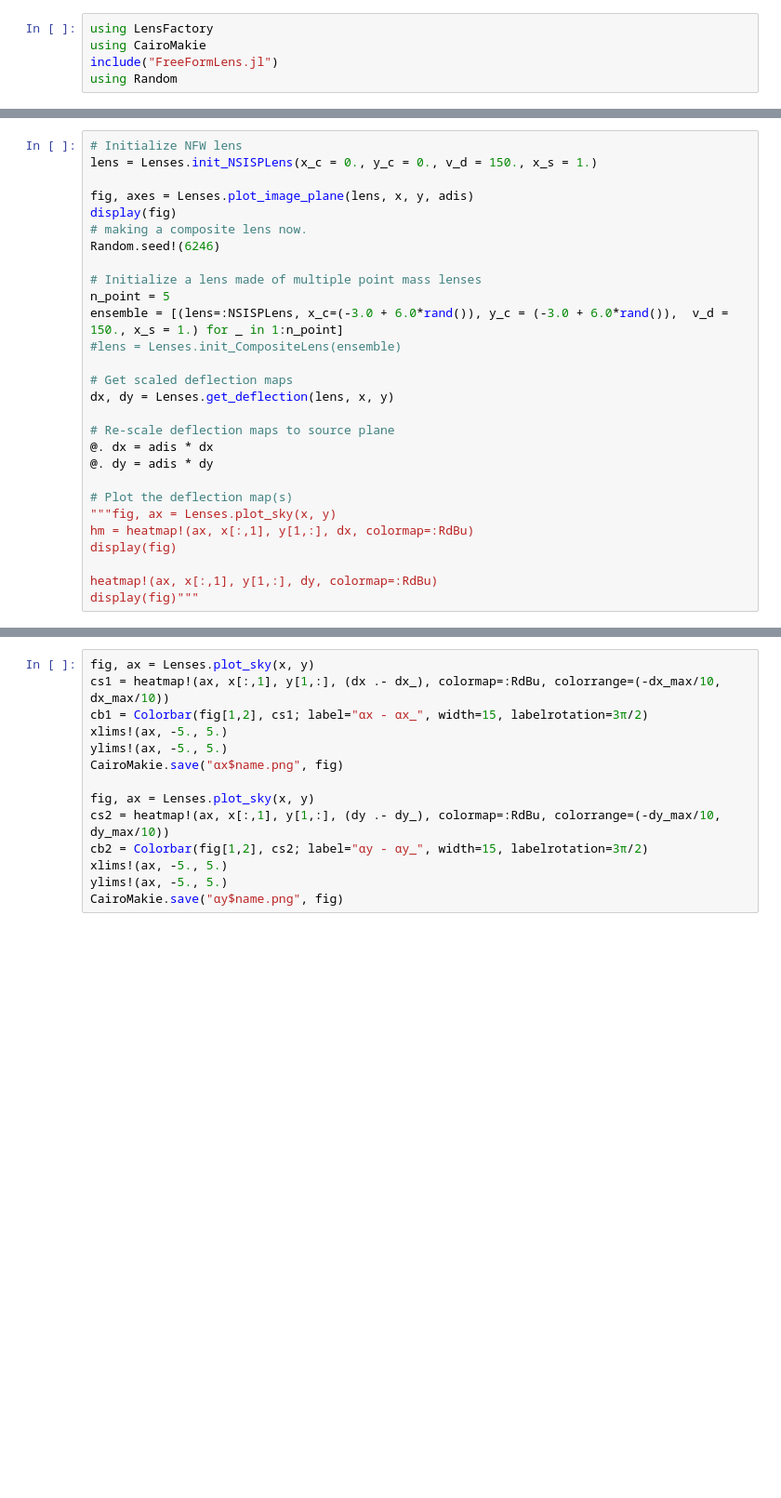
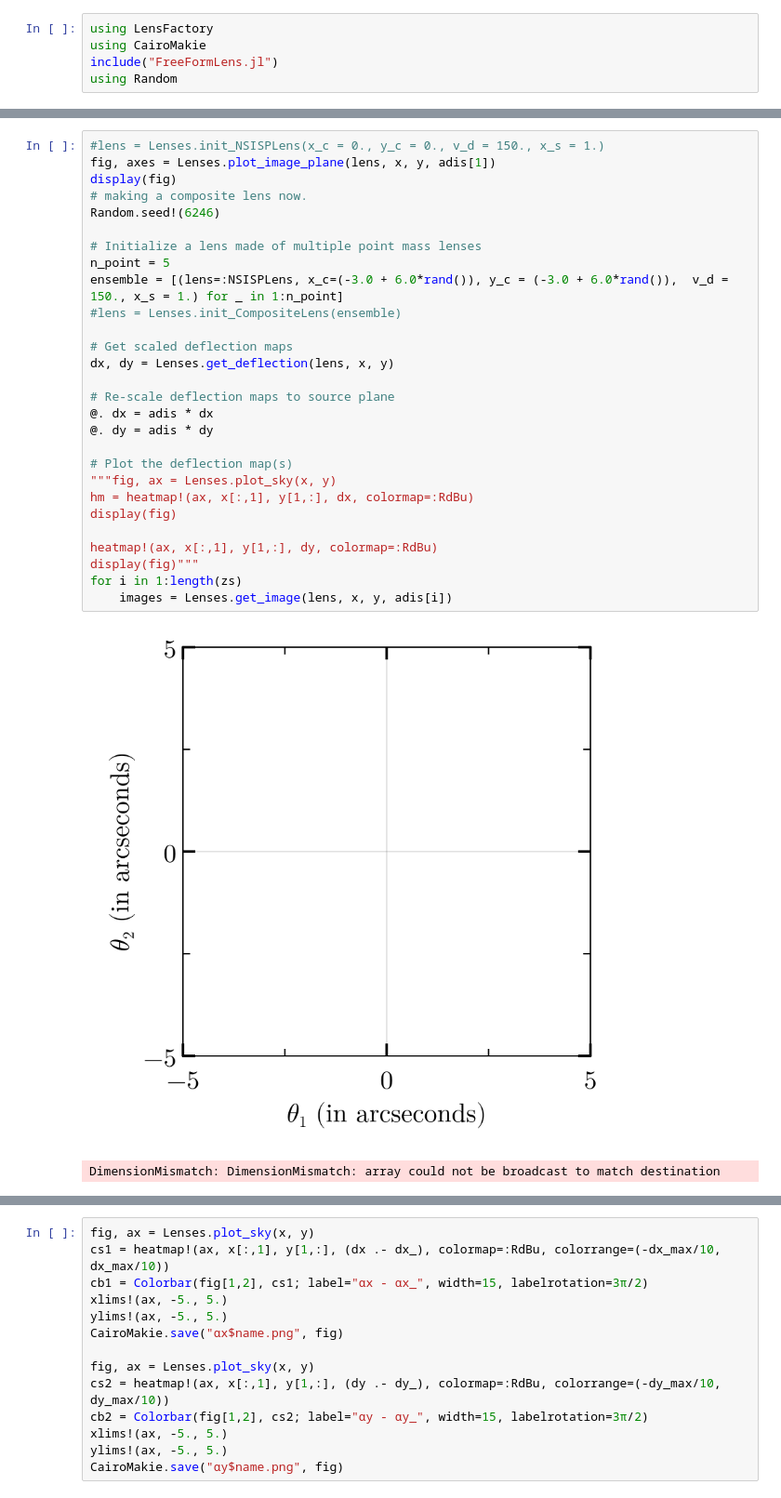
Before and after one commit to ArnavK04/FreeForm-modelling-LensFactory, a Jupyter notebook: free_formlens_tests.ipynb, the cells around one changed output, grey strips where cells are left out. Shown at 93% size. Saved outputs shown, nothing was run; the diff lists cells and outputs as text; blank space fills up the shorter version.

```diff
--- a/free_formlens_tests.ipynb
+++ b/free_formlens_tests.ipynb
@@ -26,31 +90,34 @@ NY = size(x, 2)
 # %%
-# Initialize NFW lens
-lens = Lenses.init_NSISPLens(x_c = 0., y_c = 0., v_d = 150., x_s = 1.)
-
-fig, axes = Lenses.plot_image_plane(lens, x, y, adis)
+#lens = Lenses.init_NSISPLens(x_c = 0., y_c = 0., v_d = 150., x_s = 1.)
+fig, axes = Lenses.plot_image_plane(lens, x, y, adis[1])
 display(fig)
 # making a composite lens now.
 Random.seed!(6246)
 
 # Initialize a lens made of multiple point mass lenses
 n_point = 5
 ensemble = [(lens=:NSISPLens, x_c=(-3.0 + 6.0*rand()), y_c = (-3.0 + 6.0*rand()),  v_d = 150., x_s = 1.) for _ in 1:n_point]
 #lens = Lenses.init_CompositeLens(ensemble)
 
 # Get scaled deflection maps
 dx, dy = Lenses.get_deflection(lens, x, y)
 
 # Re-scale deflection maps to source plane
 @. dx = adis * dx
 @. dy = adis * dy
 
 # Plot the deflection map(s)
 """fig, ax = Lenses.plot_sky(x, y)
 hm = heatmap!(ax, x[:,1], y[1,:], dx, colormap=:RdBu)
 display(fig)
 
 heatmap!(ax, x[:,1], y[1,:], dy, colormap=:RdBu)
 display(fig)"""
+for i in 1:length(zs)
+    images = Lenses.get_image(lens, x, y, adis[i])
+# %% [output]
+[figure, added]
+DimensionMismatch: DimensionMismatch: array could not be broadcast to match destination
 # %%
 # Get scaled Jacobian components
 dxx, dyy, dxy = Lenses.get_jacobian(lens, x, y)
```
Also changed, not shown: parts of 5 cells of this notebook, 2 other files.
